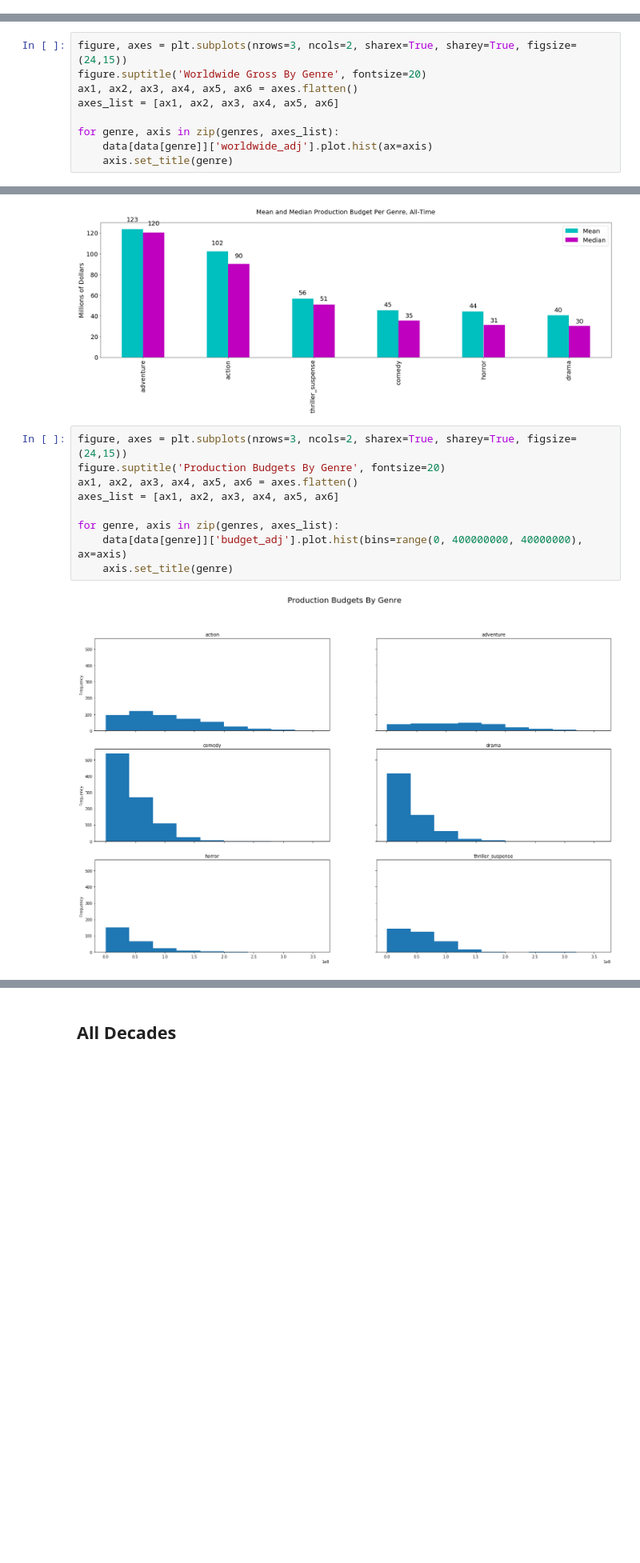
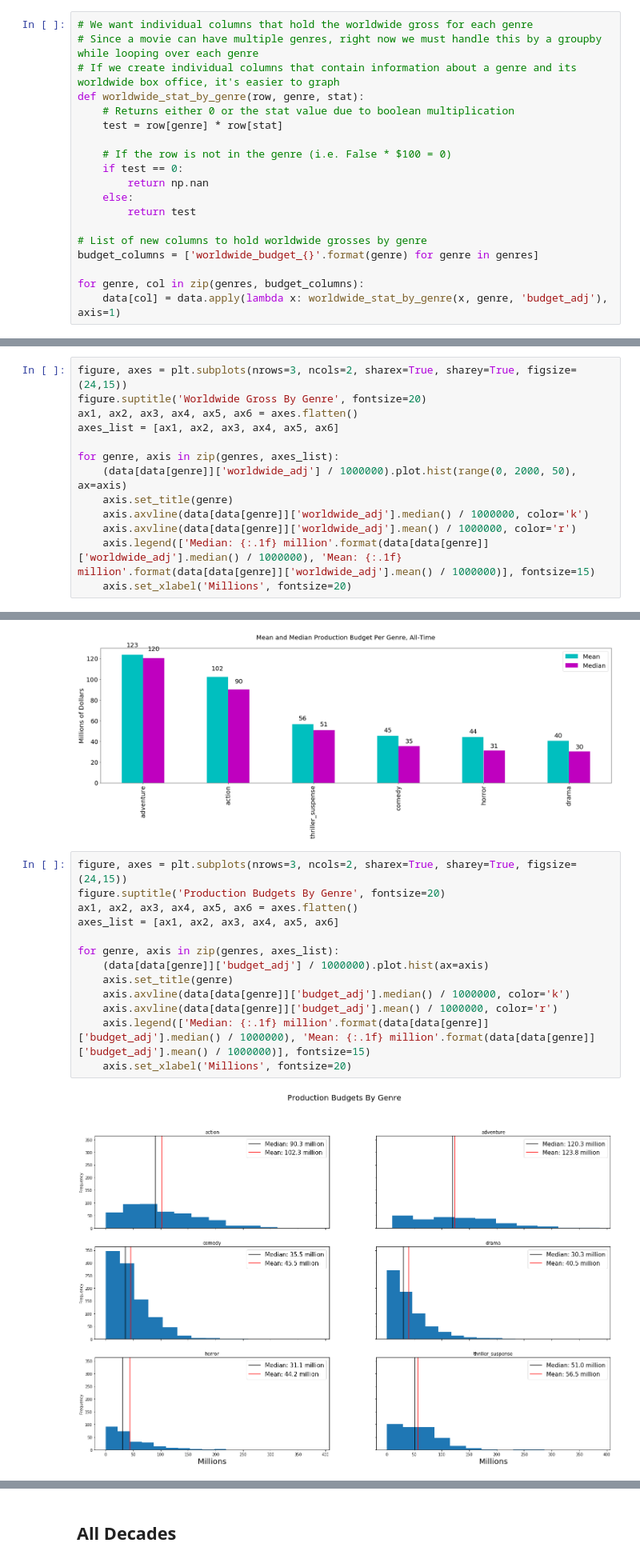
Before and after one commit to contrecc/box_office, a Jupyter notebook: Worldwide.ipynb, the cells around one changed output, grey strips where cells are left out. Shown at 80% size. Cells and saved outputs as stored; diff of their text form; blank space fills up the shorter version.

Commit message:
Begin refactoring Worldwide

```diff
--- a/Worldwide.ipynb
+++ b/Worldwide.ipynb
@@ -418,0 +422,19 @@ plt.tight_layout()
+# %%
+# We want individual columns that hold the worldwide gross for each genre
+# Since a movie can have multiple genres, right now we must handle this by a groupby while looping over each genre
+# If we create individual columns that contain information about a genre and its worldwide box office, it's easier to graph
+def worldwide_stat_by_genre(row, genre, stat):
+    # Returns either 0 or the stat value due to boolean multiplication
+    test = row[genre] * row[stat]
+
+    # If the row is not in the genre (i.e. False * $100 = 0)
+    if test == 0:
+        return np.nan
+    else:
+        return test
+
+# List of new columns to hold worldwide grosses by genre
+budget_columns = ['worldwide_budget_{}'.format(genre) for genre in genres]
+
+for genre, col in zip(genres, budget_columns):
+    data[col] = data.apply(lambda x: worldwide_stat_by_genre(x, genre, 'budget_adj'), axis=1)
@@ -438,6 +540,10 @@ ax1, ax2, ax3, ax4, ax5, ax6 = axes.flatten()
 axes_list = [ax1, ax2, ax3, ax4, ax5, ax6]
 
 for genre, axis in zip(genres, axes_list):
-    data[data[genre]]['worldwide_adj'].plot.hist(ax=axis)
+    (data[data[genre]]['worldwide_adj'] / 1000000).plot.hist(range(0, 2000, 50), ax=axis)
     axis.set_title(genre)
+    axis.axvline(data[data[genre]]['worldwide_adj'].median() / 1000000, color='k')
+    axis.axvline(data[data[genre]]['worldwide_adj'].mean() / 1000000, color='r')
+    axis.legend(['Median: {:.1f} million'.format(data[data[genre]]['worldwide_adj'].median() / 1000000), 'Mean: {:.1f} million'.format(data[data[genre]]['worldwide_adj'].mean() / 1000000)], fontsize=15)
+    axis.set_xlabel('Millions', fontsize=20)
 # %% [output]
@@ -463,11 +718,15 @@ plt.tight_layout()
 # %%
 figure, axes = plt.subplots(nrows=3, ncols=2, sharex=True, sharey=True, figsize=(24,15))
 figure.suptitle('Production Budgets By Genre', fontsize=20)
 ax1, ax2, ax3, ax4, ax5, ax6 = axes.flatten()
 axes_list = [ax1, ax2, ax3, ax4, ax5, ax6]
 
 for genre, axis in zip(genres, axes_list):
-    data[data[genre]]['budget_adj'].plot.hist(bins=range(0, 400000000, 40000000), ax=axis)
+    (data[data[genre]]['budget_adj'] / 1000000).plot.hist(ax=axis)
     axis.set_title(genre)
+    axis.axvline(data[data[genre]]['budget_adj'].median() / 1000000, color='k')
+    axis.axvline(data[data[genre]]['budget_adj'].mean() / 1000000, color='r')
+    axis.legend(['Median: {:.1f} million'.format(data[data[genre]]['budget_adj'].median() / 1000000), 'Mean: {:.1f} million'.format(data[data[genre]]['budget_adj'].mean() / 1000000)], fontsize=15)
+    axis.set_xlabel('Millions', fontsize=20)
 # %% [output]
-[figure, old version]
+[figure, new version]
```
Also changed, not shown: parts of 73 cells of this notebook.
